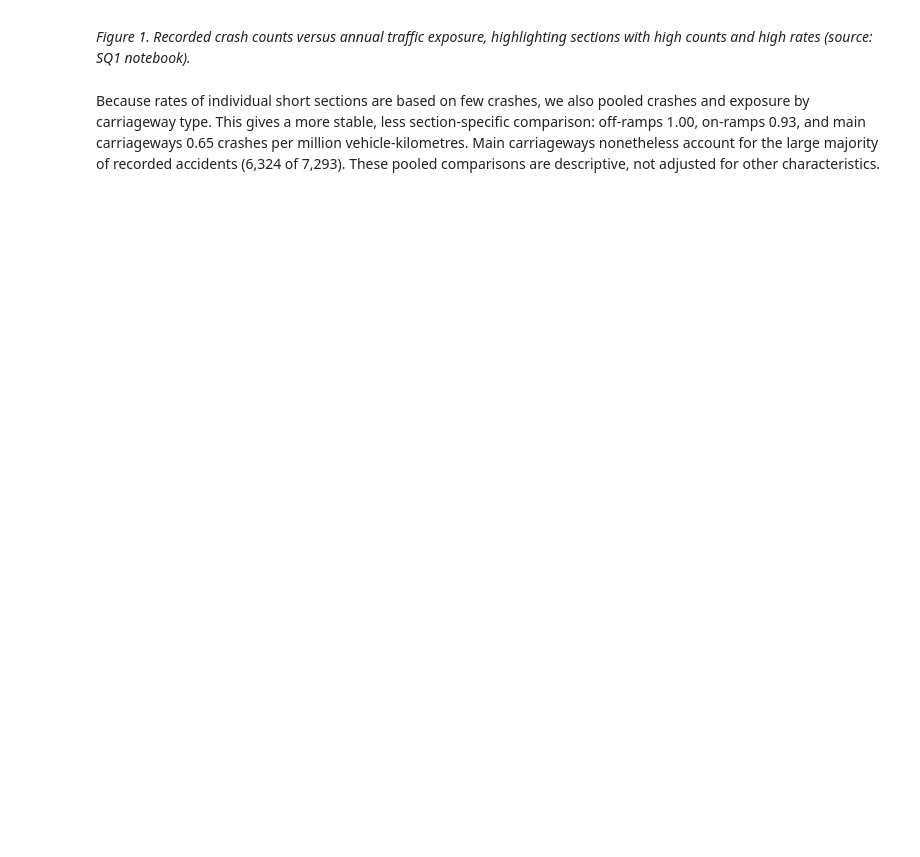
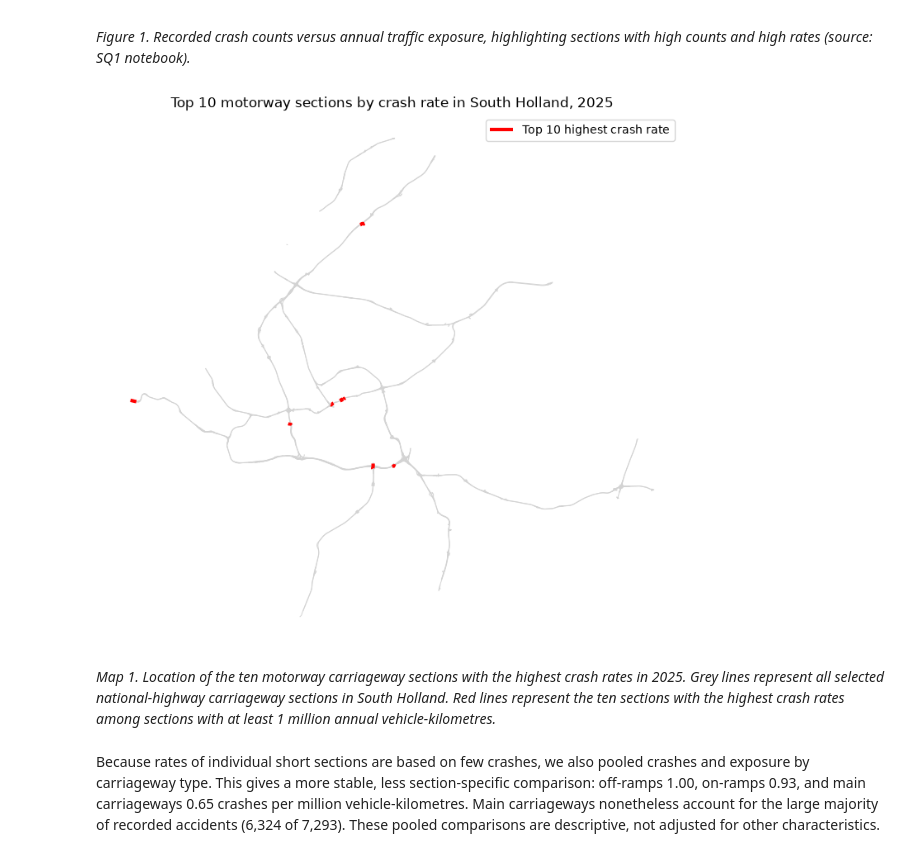
Before and after one commit to Rosanna1234/TIL-programming-group-project, a Jupyter notebook: Final_Report_Group32.ipynb, the cells around one changed output. Saved outputs shown, nothing was run; the diff lists cells and outputs as text; code cells hidden in the pictures; blank space fills up the shorter version.

Commit message:
graph

```diff
--- a/Final_Report_Group32.ipynb
+++ b/Final_Report_Group32.ipynb
@@ -197,6 +197,52 @@ Across the 849 eligible sections the two rankings are positively related (Spearm
 ![Figure 1. Recorded crash counts versus annual traffic exposure, highlighting sections with high counts and high rates (source: SQ1 notebook).](attachment:sq1_crash_count_exposure.png)
 
 *Figure 1. Recorded crash counts versus annual traffic exposure, highlighting sections with high counts and high rates (source: SQ1 notebook).*
+# %%
+import pandas as pd
+import geopandas as gpd
+import matplotlib.pyplot as plt
+from shapely import wkt
+
+# Load the cleaned dataset
+map_df = pd.read_csv("cleaned_data/05_analysis_ready_zh_motorways.csv")
+
+# Convert the stored WKT geometry to actual geometry
+map_df = map_df[map_df["GEOMETRY_WKT"].notna()].copy()
+map_df["geometry"] = map_df["GEOMETRY_WKT"].apply(wkt.loads)
+
+gdf = gpd.GeoDataFrame(map_df, geometry="geometry")
+
+# Use the same exposure threshold as SQ1
+eligible = gdf[gdf["ANNUAL_VEHICLE_KM"] >= 1_000_000].copy()
+
+# Select the 10 sections with the highest crash rate
+top10 = eligible.nlargest(10, "CRASH_RATE_PER_M_VKM")
+
+# Plot
+fig, ax = plt.subplots(figsize=(9, 9))
+
+gdf.plot(
+    ax=ax,
+    color="lightgrey",
+    linewidth=0.7
+)
+
+top10.plot(
+    ax=ax,
+    color="red",
+    linewidth=3,
+    label="Top 10 highest crash rate"
+)
+
+ax.set_title("Top 10 motorway sections by crash rate in South Holland, 2025")
+ax.axis("off")
+ax.legend()
+
+plt.show()
+# %% [output]
+[figure, added]
+# %% [markdown]
+*Map 1. Location of the ten motorway carriageway sections with the highest crash rates in 2025. Grey lines represent all selected national-highway carriageway sections in South Holland. Red lines represent the ten sections with the highest crash rates among sections with at least 1 million annual vehicle-kilometres.*
 # %% [markdown]
 Because rates of individual short sections are based on few crashes, we also pooled crashes and exposure by carriageway type. This gives a more stable, less section-specific comparison: off-ramps 1.00, on-ramps 0.93, and main carriageways 0.65 crashes per million vehicle-kilometres. Main carriageways nonetheless account for the large majority of recorded accidents (6,324 of 7,293). These pooled comparisons are descriptive, not adjusted for other characteristics.
 # %% [markdown]
```
Also changed, not shown: 1 other file.
